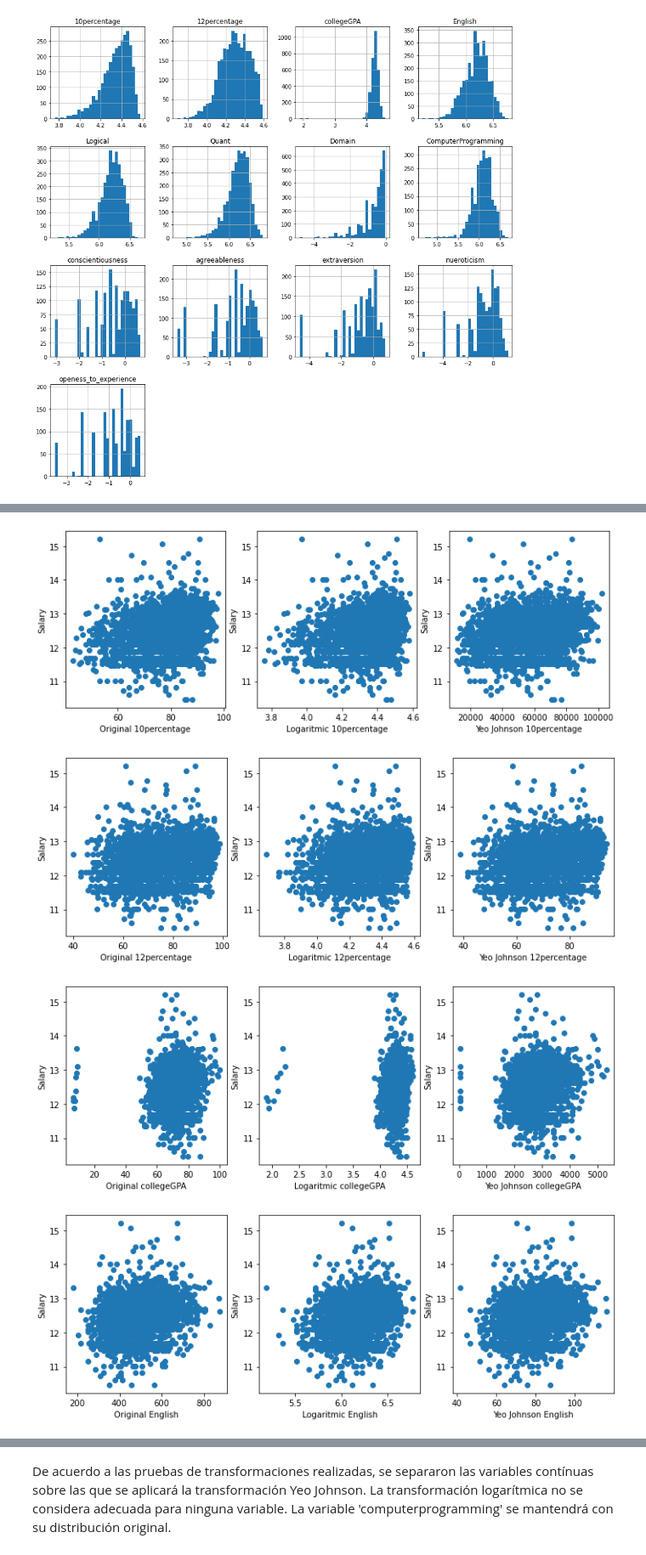
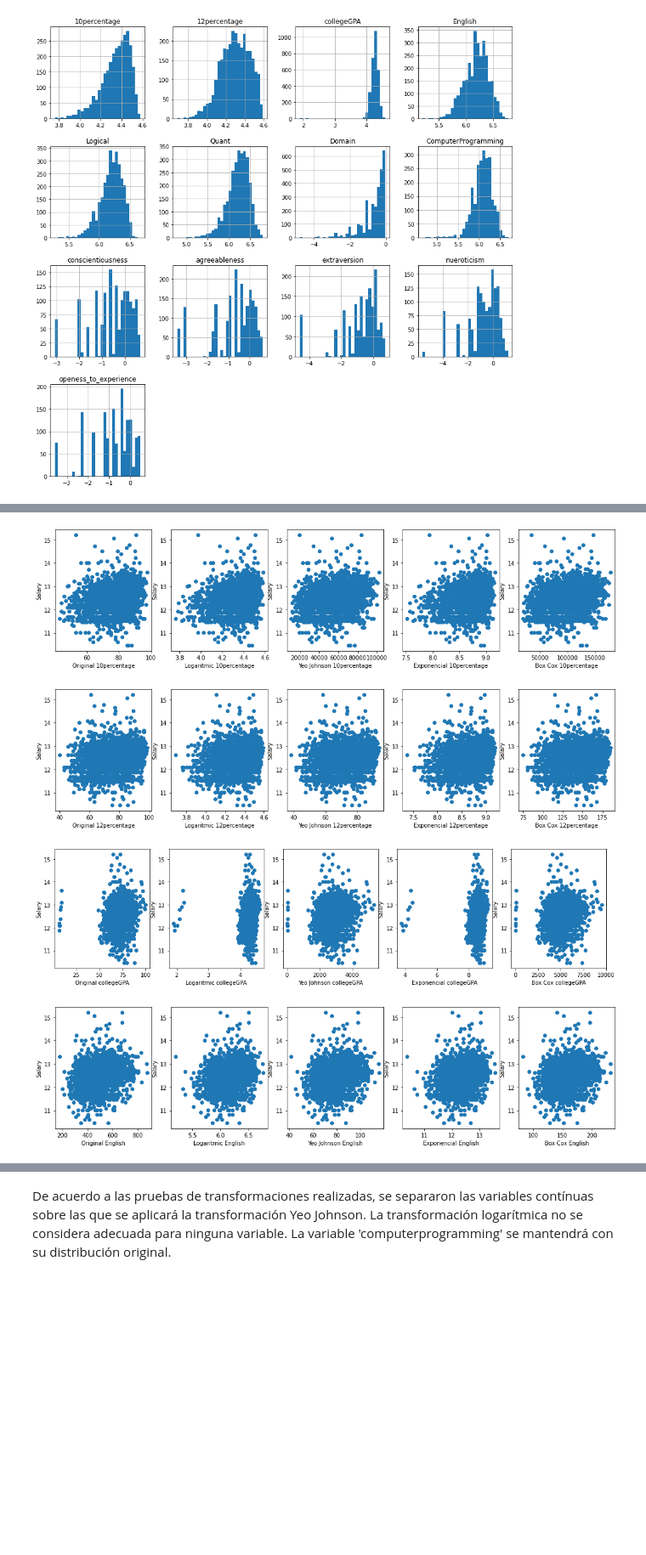
Before and after one commit to baybrian/Product_Dev_Proyecto1, a Jupyter notebook: Proyecto1_Data_analysis.ipynb, the cells around one changed output, grey strips where cells are left out. Shown at 85% size. Drawn from its saved outputs; the diff is of its cells as text; code cells hidden in the pictures; blank space fills up the shorter version.

```diff
--- a/Proyecto1_Data_analysis.ipynb
+++ b/Proyecto1_Data_analysis.ipynb
@@ -234,7 +278,7 @@ import seaborn as sns
 # %%
 for var in discrete_vars:
     ylim_sup = data['Salary'].mean() + (data['Salary'].std()*2)
-    sns.catplot(x=var, y='Salary', data=data, kind='box', height=4)
+    sns.catplot(x=var, y='Salary', data=data, kind='box', height=4, aspect=2)
     sns.stripplot(x=var, y='Salary', data=data, jitter=0.1, alpha=0.3, color='k')
     plt.ylim([0, ylim_sup])
     plt.show()
@@ -322,3 +366,11 @@ plt.show
 # %% [output]
 <function matplotlib.pyplot.show(close=None, block=None)>
 [figure]
+# %%
+temp_exp = data.copy()
+
+for var in cont_vars:
+    temp_exp[var] = np.log(data[var]**2)
+
+temp_exp[cont_vars].hist(bins=30, figsize=(15, 15))
+plt.show
@@ -324,0 +380,8 @@ plt.show
+# %%
+temp_bcx = data.copy()
+
+for var in cont_vars:
+    temp_bcx[var], param = stats.boxcox(temp_bcx[var]**2)
+
+temp_bcx[cont_vars].hist(bins=30, figsize=(15, 15))
+plt.show
@@ -324,0 +391,8 @@ plt.show
+# %%
+temp_inv = data.copy()
+
+for var in cont_vars:
+    temp_inv[var] = 1/temp_inv[var]
+
+temp_inv[cont_vars].hist(bins=30, figsize=(15, 15))
+plt.show
@@ -325,25 +402,35 @@ plt.show
 # %%
 for var in cont_vars:
-    plt.figure(figsize=(12, 4))
+    plt.figure(figsize=(18, 4))
 
-    plt.subplot(1, 3, 1)
+    plt.subplot(1, 5, 1)
     plt.scatter(data[var], np.log(data['Salary']))
     plt.ylabel('Salary')
     plt.xlabel('Original ' + var)
 
-    plt.subplot(1, 3, 2)
+    plt.subplot(1, 5, 2)
     plt.scatter(temp_log[var], np.log(data['Salary']))
     plt.ylabel('Salary')
     plt.xlabel('Logaritmic ' + var)
 
-    plt.subplot(1, 3, 3)
+    plt.subplot(1, 5, 3)
     plt.scatter(temp_yj[var], np.log(data['Salary']))
     plt.ylabel('Salary')
     plt.xlabel('Yeo Johnson ' + var)
 
+    plt.subplot(1, 5, 4)
+    plt.scatter(temp_exp[var], np.log(data['Salary']))
+    plt.ylabel('Salary')
+    plt.xlabel('Exponencial ' + var)
+
+    plt.subplot(1, 5, 5)
+    plt.scatter(temp_bcx[var], np.log(data['Salary']))
+    plt.ylabel('Salary')
+    plt.xlabel('Box Cox ' + var)
+
     plt.show()
 # %% [output]
-[figure, old version]
+[figure, new version]
-[figure, old version]
+[figure, new version]
-[figure, old version]
+[figure, new version]
-[figure, old version]
+[figure, new version]
```
Also changed, not shown: parts of 17 cells of this notebook, 13 other files.
